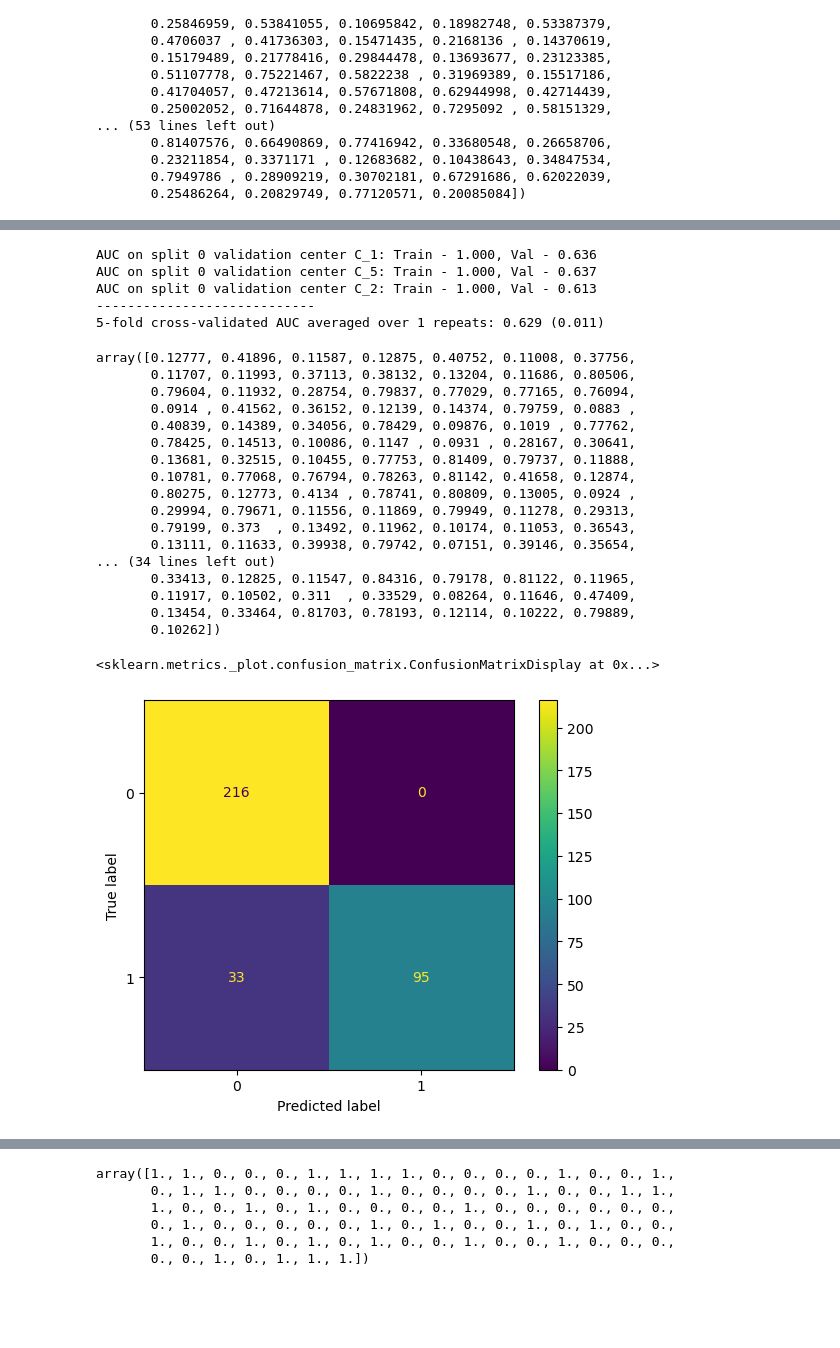
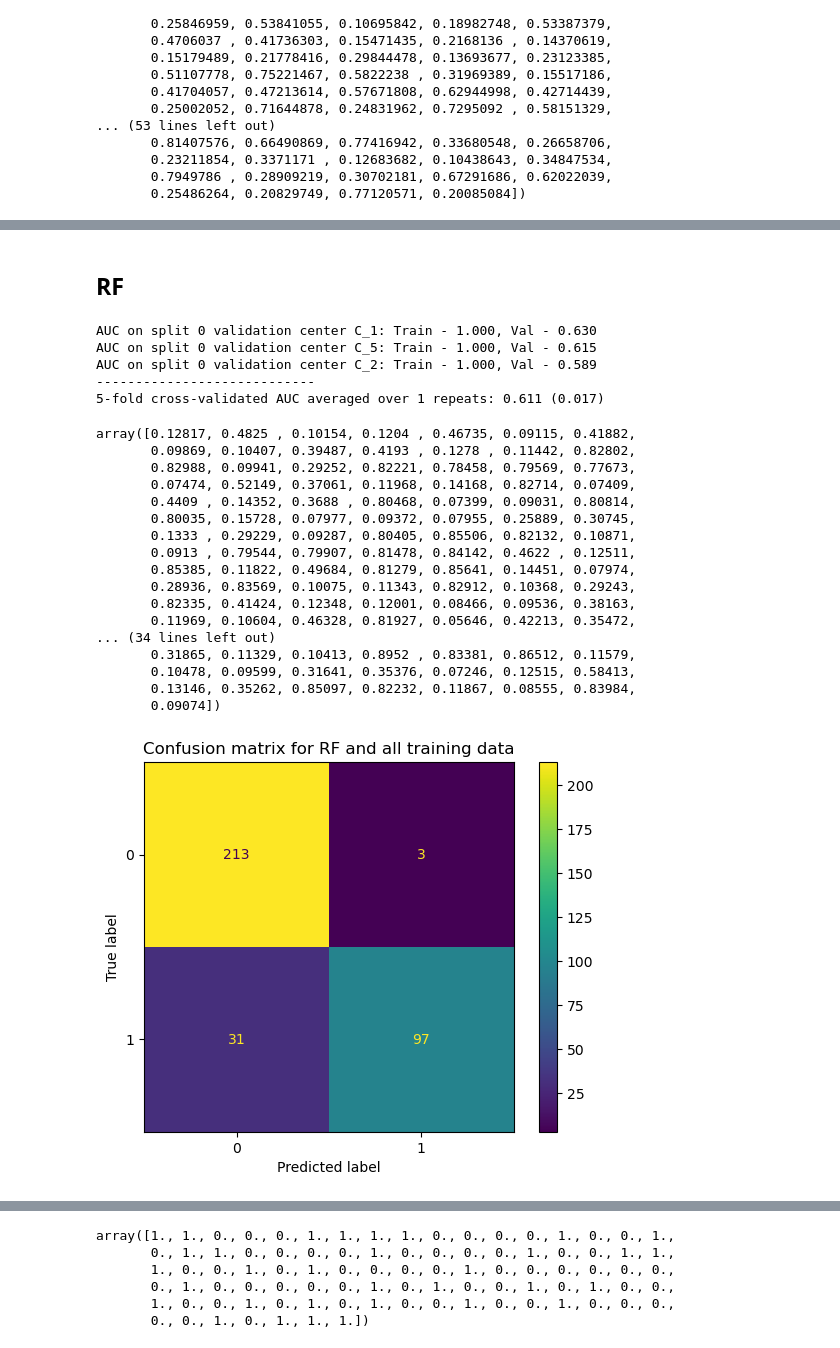
Before and after one commit to stlbnmaria/enschallenge2023, a Jupyter notebook: modeling/prediction_analysis.ipynb, the cells around one changed output, grey strips where cells are left out. Drawn from its saved outputs; the diff is of its cells as text; code cells hidden in the pictures; blank space fills up the shorter version.

```diff
--- a/modeling/prediction_analysis.ipynb
+++ b/modeling/prediction_analysis.ipynb
@@ -46,9 +57,7 @@ lrs_log = trfs.train_mocov_features(
     patients_train,
     samples_train,
     centers_train,
-    agg_by="mean",
     tile_avg=False,
-    subsampling=False,
 )
 # %% [output]
 STOP: TOTAL NO. of ITERATIONS REACHED LIMIT.
@@ -124,3 +173,5 @@ disp.plot()
+# %% [markdown]
+## RF
 # %%
 estimator = trfs.get_tabular_estimator("RF")
 lrs_rf = trfs.train_mocov_features(
@@ -132,16 +183,14 @@ lrs_rf = trfs.train_mocov_features(
     patients_train,
     samples_train,
     centers_train,
-    agg_by="mean",
     tile_avg=False,
-    subsampling=False,
 )
 # %% [output]
-AUC on split 0 validation center C_1: Train - 1.000, Val - 0.636
-AUC on split 0 validation center C_5: Train - 1.000, Val - 0.637
-AUC on split 0 validation center C_2: Train - 1.000, Val - 0.613
+AUC on split 0 validation center C_1: Train - 1.000, Val - 0.630
+AUC on split 0 validation center C_5: Train - 1.000, Val - 0.615
+AUC on split 0 validation center C_2: Train - 1.000, Val - 0.589
 ----------------------------
-5-fold cross-validated AUC averaged over 1 repeats: 0.629 (0.011)
+5-fold cross-validated AUC averaged over 1 repeats: 0.611 (0.017)
 # %%
 preds_rf = 0
 # loop over the classifiers
@@ -155,27 +204,27 @@ preds_rf = preds_rf / len(lrs_rf)
 # %%
 preds_rf
 # %% [output]
-array([0.12777, 0.41896, 0.11587, 0.12875, 0.40752, 0.11008, 0.37756,
-       0.11707, 0.11993, 0.37113, 0.38132, 0.13204, 0.11686, 0.80506,
-       0.79604, 0.11932, 0.28754, 0.79837, 0.77029, 0.77165, 0.76094,
-       0.0914 , 0.41562, 0.36152, 0.12139, 0.14374, 0.79759, 0.0883 ,
-       0.40839, 0.14389, 0.34056, 0.78429, 0.09876, 0.1019 , 0.77762,
-       0.78425, 0.14513, 0.10086, 0.1147 , 0.0931 , 0.28167, 0.30641,
-       0.13681, 0.32515, 0.10455, 0.77753, 0.81409, 0.79737, 0.11888,
-       0.10781, 0.77068, 0.76794, 0.78263, 0.81142, 0.41658, 0.12874,
-       0.80275, 0.12773, 0.4134 , 0.78741, 0.80809, 0.13005, 0.0924 ,
-       0.29994, 0.79671, 0.11556, 0.11869, 0.79949, 0.11278, 0.29313,
-       0.79199, 0.373  , 0.13492, 0.11962, 0.10174, 0.11053, 0.36543,
-       0.13111, 0.11633, 0.39938, 0.79742, 0.07151, 0.39146, 0.35654,
+array([0.12817, 0.4825 , 0.10154, 0.1204 , 0.46735, 0.09115, 0.41882,
+       0.09869, 0.10407, 0.39487, 0.4193 , 0.1278 , 0.11442, 0.82802,
+       0.82988, 0.09941, 0.29252, 0.82221, 0.78458, 0.79569, 0.77673,
+       0.07474, 0.52149, 0.37061, 0.11968, 0.14168, 0.82714, 0.07409,
+       0.4409 , 0.14352, 0.3688 , 0.80468, 0.07399, 0.09031, 0.80814,
+       0.80035, 0.15728, 0.07977, 0.09372, 0.07955, 0.25889, 0.30745,
+       0.1333 , 0.29229, 0.09287, 0.80405, 0.85506, 0.82132, 0.10871,
+       0.0913 , 0.79544, 0.79907, 0.81478, 0.84142, 0.4622 , 0.12511,
+       0.85385, 0.11822, 0.49684, 0.81279, 0.85641, 0.14451, 0.07974,
+       0.28936, 0.83569, 0.10075, 0.11343, 0.82912, 0.10368, 0.29243,
+       0.82335, 0.41424, 0.12348, 0.12001, 0.08466, 0.09536, 0.38163,
+       0.11969, 0.10604, 0.46328, 0.81927, 0.05646, 0.42213, 0.35472,
 ... (34 lines left out)
-       0.33413, 0.12825, 0.11547, 0.84316, 0.79178, 0.81122, 0.11965,
-       0.11917, 0.10502, 0.311  , 0.33529, 0.08264, 0.11646, 0.47409,
-       0.13454, 0.33464, 0.81703, 0.78193, 0.12114, 0.10222, 0.79889,
-       0.10262])
+       0.31865, 0.11329, 0.10413, 0.8952 , 0.83381, 0.86512, 0.11579,
+       0.10478, 0.09599, 0.31641, 0.35376, 0.07246, 0.12515, 0.58413,
+       0.13146, 0.35262, 0.85097, 0.82232, 0.11867, 0.08555, 0.83984,
+       0.09074])
 # %%
 cm = confusion_matrix(y_agg, preds_rf > 0.5)
 disp = ConfusionMatrixDisplay(cm)
 disp.plot()
+plt.title("Confusion matrix for RF and all training data");
 # %% [output]
-<sklearn.metrics._plot.confusion_matrix.ConfusionMatrixDisplay at 0x...>
-[figure, old version]
+[figure, new version]
```
Also changed, not shown: parts of 77 cells of this notebook.
